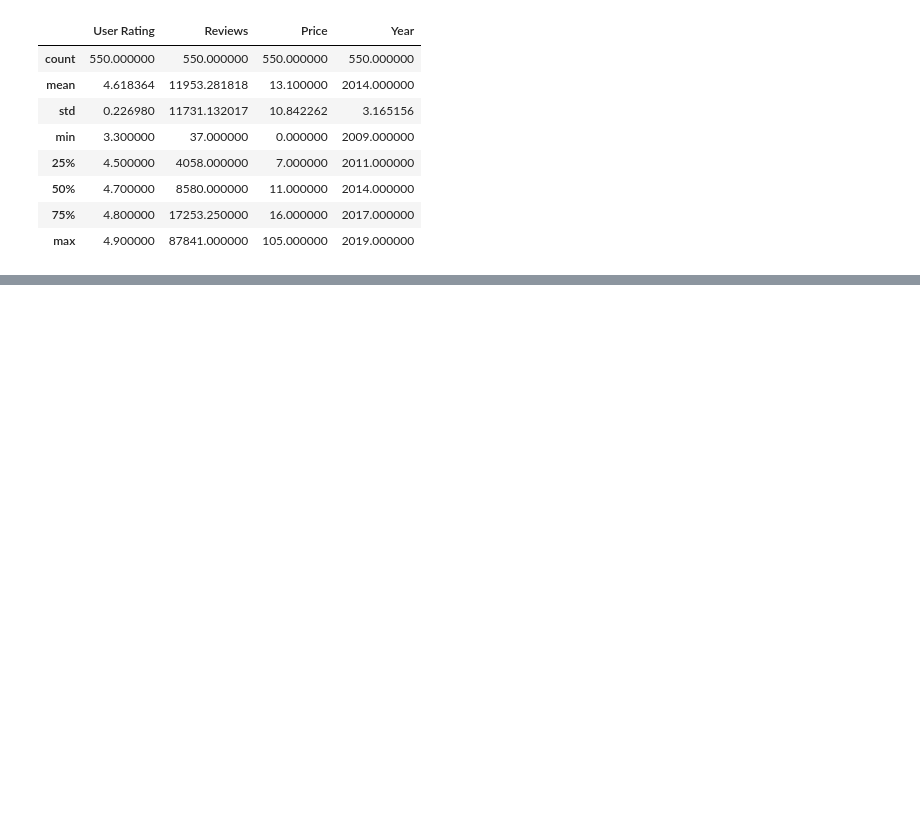
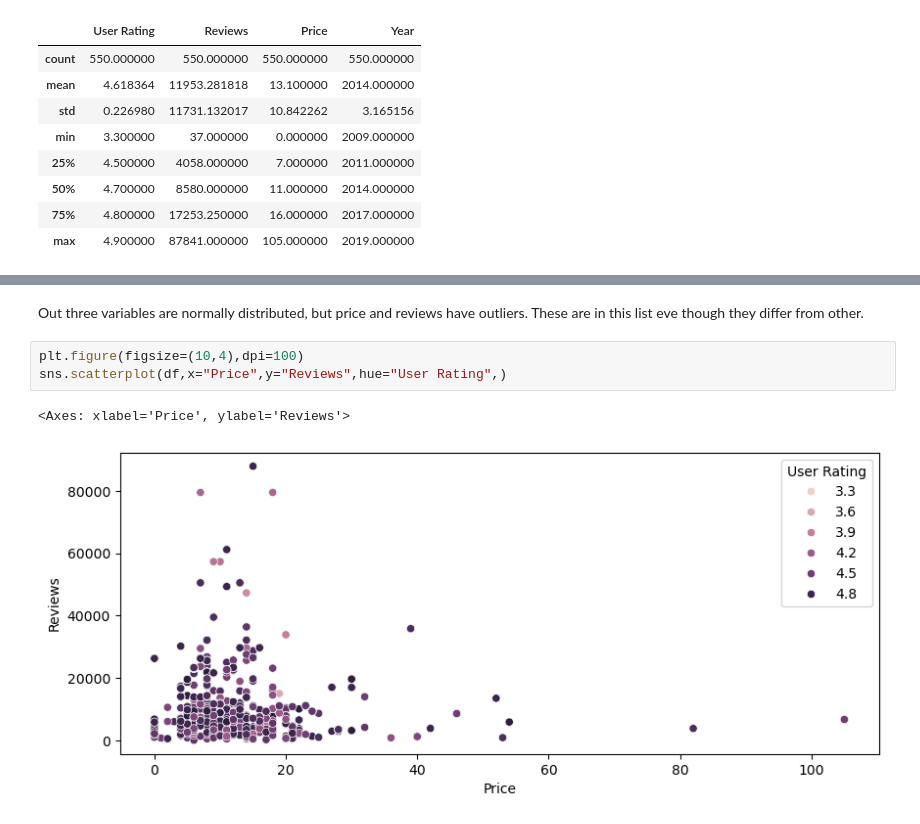
Before and after one commit to NevzatTaha/Top-50-sales-Hypothesis-Testing-and-EDA, a Jupyter notebook: Data Analytic and Visualisation.ipynb, the cells around one changed output, grey strips where cells are left out. Drawn from its saved outputs; the diff is of its cells as text; blank space fills up the shorter version.

```diff
--- a/Data Analytic and Visualisation.ipynb
+++ b/Data Analytic and Visualisation.ipynb
@@ -69,0 +87,8 @@ def unique_value(df):
+# %% [markdown]
+Out three variables are normally distributed, but price and reviews have outliers. These are in this list eve though they differ from other.
+# %%
+plt.figure(figsize=(10,4),dpi=100)
+sns.scatterplot(df,x="Price",y="Reviews",hue="User Rating",)
+# %% [output]
+<Axes: xlabel='Price', ylabel='Reviews'>
+[figure, added]
```
Also changed, not shown: parts of 17 cells of this notebook.
